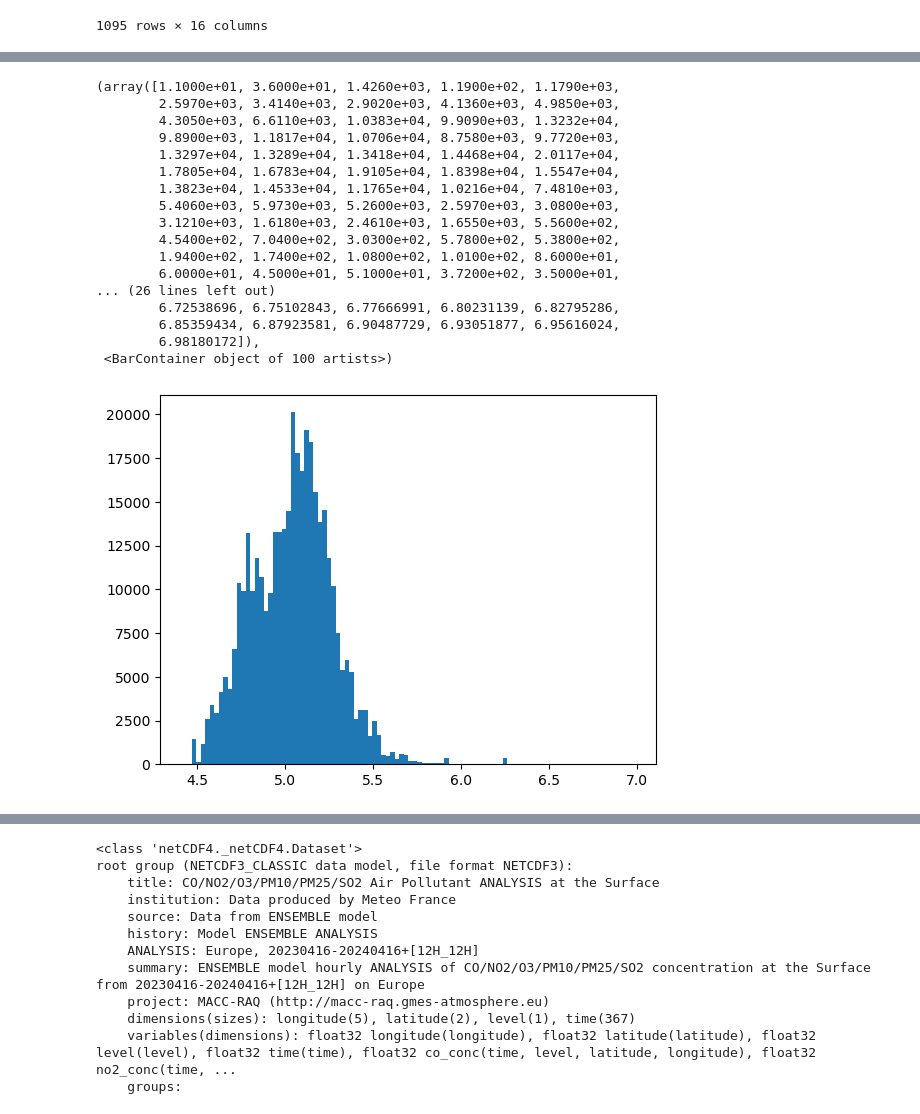
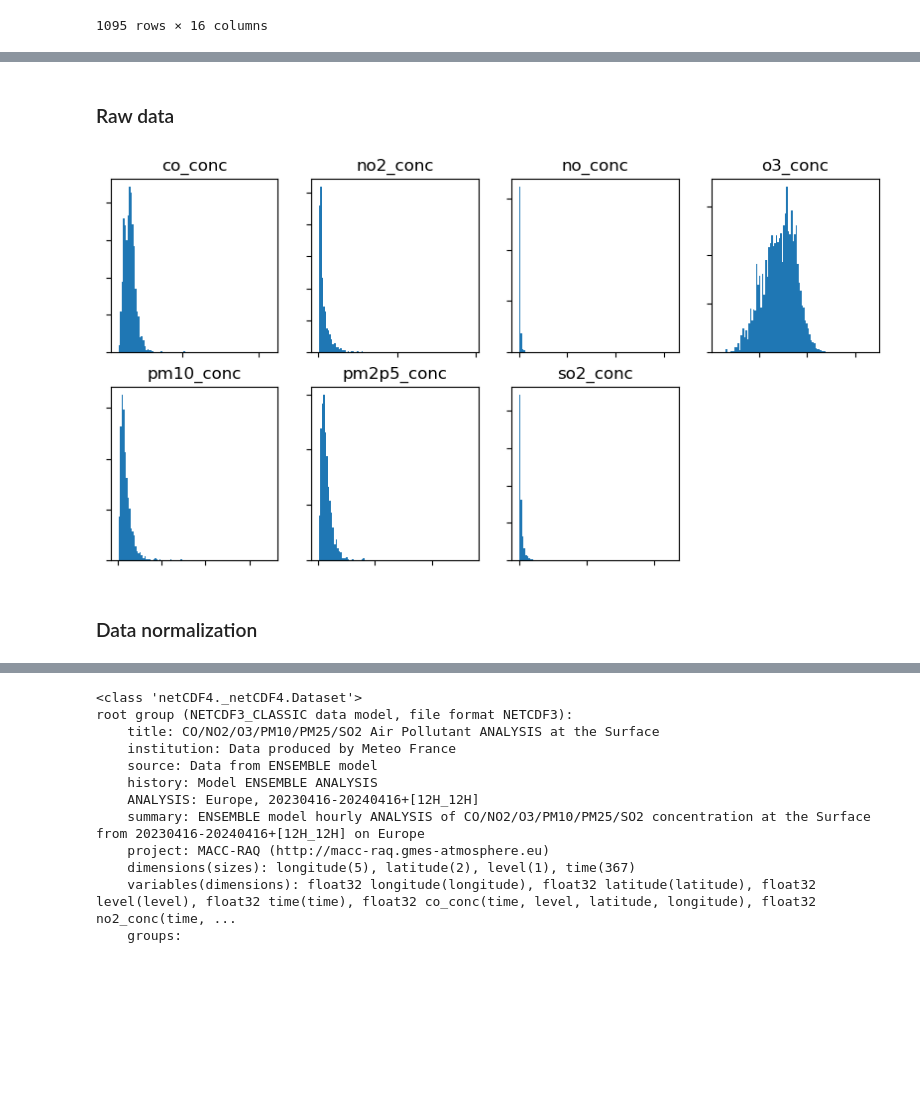
Before and after one commit to ItyTell/Modeling-the-distribution-of-harmful-emissions-in-the-atmosphere, a Jupyter notebook: main.ipynb, the cells around one changed output, grey strips where cells are left out. Drawn from its saved outputs; the diff is of its cells as text; code cells hidden in the pictures; blank space fills up the shorter version.

Commit message:
data normalization_1

```diff
--- a/main.ipynb
+++ b/main.ipynb
@@ -193,5 +188,8 @@ len(np.array(DATA["52.25x36.75"]["co_conc"]))
 # %%
-conc = np.array([])
-
+stats = {
+    atribute: np.array([])
+    for atribute in atributes_polution
+}
 for val in DATA.values():
-    conc = np.append(conc, val["co_conc"])
+    for atribute in atributes_polution:
+        stats[atribute] = np.append(stats[atribute], val[atribute])
@@ -203,21 +213,22 @@ array([148.77078247, 177.88537598, 148.9440918 , ..., 201.38659668,
+# %% [markdown]
+### Raw data
+# %%
+fig, axes = plt.subplots(2, 4, figsize=(2.5 * 4, 2.5 * 2))
+axes = np.array(axes).flatten()
+i = 0
+for label in stats.keys():
+    stat = stats[label]
+    ax = axes[i]
+    i+=1
+    ax.hist(np.array(stat), bins=100)
+    ax.set_yticklabels([])
+    ax.set_xticklabels([])
+    ax.set_title(label)
+axes[-1].set(visible=False)
+plt.show()
+# %% [output]
+[figure, added]
+# %% [markdown]
+### Data normalization
 # %%
-plt.hist(np.log(conc), bins=100)
+axes[0].hist(np.log(stats["co_conc"]), bins=100, range=(4.4, 5.8))
-# %% [output]
-(array([1.1000e+01, 3.6000e+01, 1.4260e+03, 1.1900e+02, 1.1790e+03,
-        2.5970e+03, 3.4140e+03, 2.9020e+03, 4.1360e+03, 4.9850e+03,
-        4.3050e+03, 6.6110e+03, 1.0383e+04, 9.9090e+03, 1.3232e+04,
-        9.8900e+03, 1.1817e+04, 1.0706e+04, 8.7580e+03, 9.7720e+03,
-        1.3297e+04, 1.3289e+04, 1.3418e+04, 1.4468e+04, 2.0117e+04,
-        1.7805e+04, 1.6783e+04, 1.9105e+04, 1.8398e+04, 1.5547e+04,
-        1.3823e+04, 1.4533e+04, 1.1765e+04, 1.0216e+04, 7.4810e+03,
-        5.4060e+03, 5.9730e+03, 5.2600e+03, 2.5970e+03, 3.0800e+03,
-        3.1210e+03, 1.6180e+03, 2.4610e+03, 1.6550e+03, 5.5600e+02,
-        4.5400e+02, 7.0400e+02, 3.0300e+02, 5.7800e+02, 5.3800e+02,
-        1.9400e+02, 1.7400e+02, 1.0800e+02, 1.0100e+02, 8.6000e+01,
-        6.0000e+01, 4.5000e+01, 5.1000e+01, 3.7200e+02, 3.5000e+01,
-... (26 lines left out)
-        6.72538696, 6.75102843, 6.77666991, 6.80231139, 6.82795286,
-        6.85359434, 6.87923581, 6.90487729, 6.93051877, 6.95616024,
-        6.98180172]),
- <BarContainer object of 100 artists>)
-[figure, removed]
```
Also changed, not shown: parts of 5 cells of this notebook.
